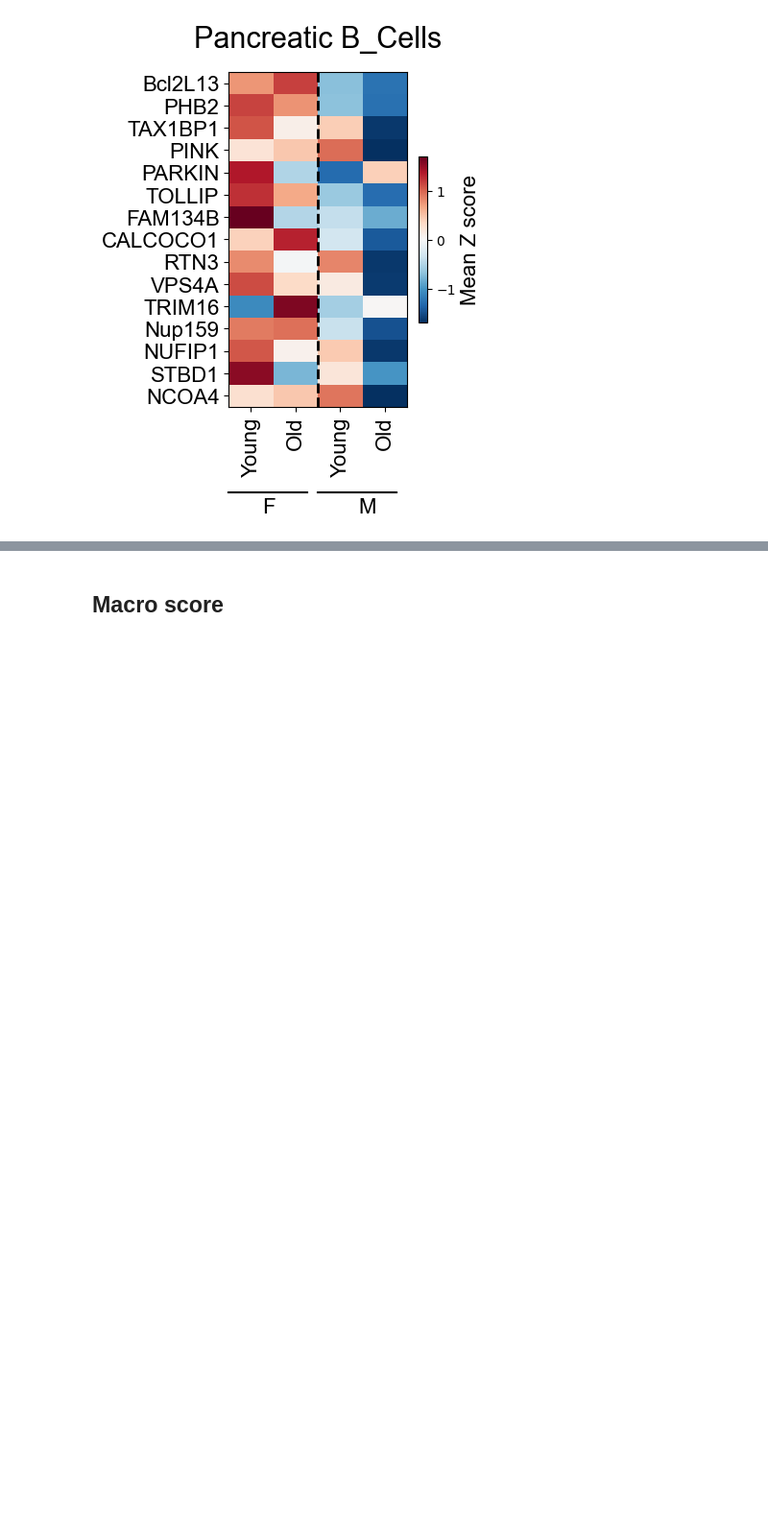
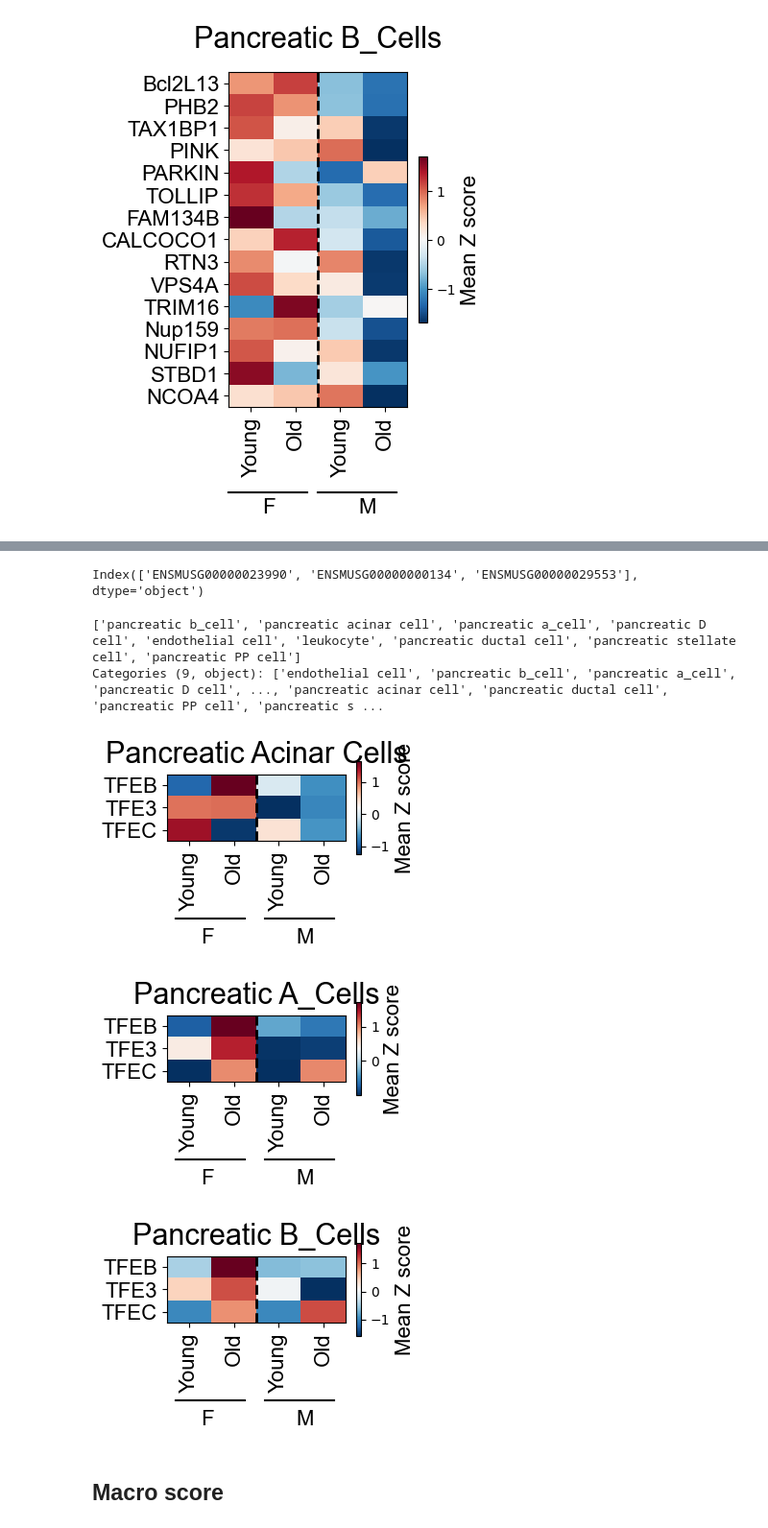
Before and after one commit to amsegura/Khawaja_et_al_2024, a Jupyter notebook: CMA_aging_Atlas_Pancreas.ipynb, the cells around one changed output, grey strips where cells are left out. Shown at 96% size. Drawn from its saved outputs; the diff is of its cells as text; code cells hidden in the pictures; blank space fills up the shorter version.

```diff
--- a/CMA_aging_Atlas_Pancreas.ipynb
+++ b/CMA_aging_Atlas_Pancreas.ipynb
@@ -837,0 +843,41 @@ for i in cells:
+# %%
+# Reading table with genes
+modelmx = pd.read_excel(modelmx, 'LysExtra')
+genes = list(modelmx['Symbol'])
+# %%
+# Finding genes of interest in the dataset
+network = adata[:, modelmx['Ensembl Ms']]
+network.var_names
+# %% [output]
+Index(['ENSMUSG00000023990', 'ENSMUSG00000000134', 'ENSMUSG00000029553'], dtype='object')
+# %%
+# Changes in network
+
+# Adding gene symbols to network.var
+network.var['Symbol'] = list(modelmx['Symbol'])
+
+# Generating new ages
+for j in network.obs.index:
+    if network.obs.loc[j, 'age'] == '3m':
+        network.obs.loc[j, 'new_age'] = 'Young'
+
+    else:
+        network.obs.loc[j, 'new_age'] = 'Old'
+
+# reset obs index
+network.obs.reset_index(inplace=True)
+
+custom_age = ['Young', 'Old']
+
+network.obs['new_age'] = pd.Categorical(network.obs['new_age'],
+                                         categories=custom_age,
+                                         ordered=True)
+# %%
+# Change in cell names
+network.obs.cell_type.replace('type B pancreatic cell', 'pancreatic b_cell', inplace=True)
+network.obs.cell_type.replace('pancreatic A cell', 'pancreatic a_cell', inplace=True)
+cells = ['pancreatic acinar cell', 'pancreatic a_cell', 'pancreatic b_cell']
+network.obs.cell_type.unique()
+# %% [output]
+['pancreatic b_cell', 'pancreatic acinar cell', 'pancreatic a_cell', 'pancreatic D cell', 'endothelial cell', 'leukocyte', 'pancreatic ductal cell', 'pancreatic stellate cell', 'pancreatic PP cell']
+Categories (9, object): ['endothelial cell', 'pancreatic b_cell', 'pancreatic a_cell', 'pancreatic D cell', ..., 'pancreatic acinar cell', 'pancreatic ductal cell', 'pancreatic PP cell', 'pancreatic s ...
@@ -838,3 +952,10 @@ for i in cells:
+# %%
+for i in cells:
+    selective(cellpop=i)
+# %% [output]
+[figure, added]
+[figure, added]
+[figure, added]
 # %% [markdown]
 ## Macro score
 # %%
```
Also changed, not shown: parts of 3 cells of this notebook, 4 other files.
